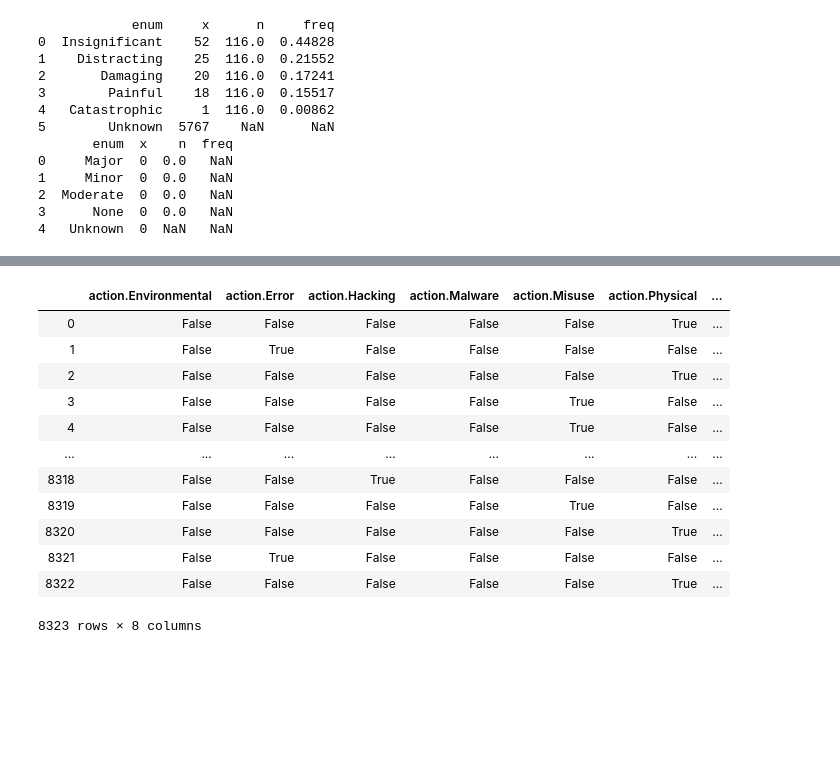
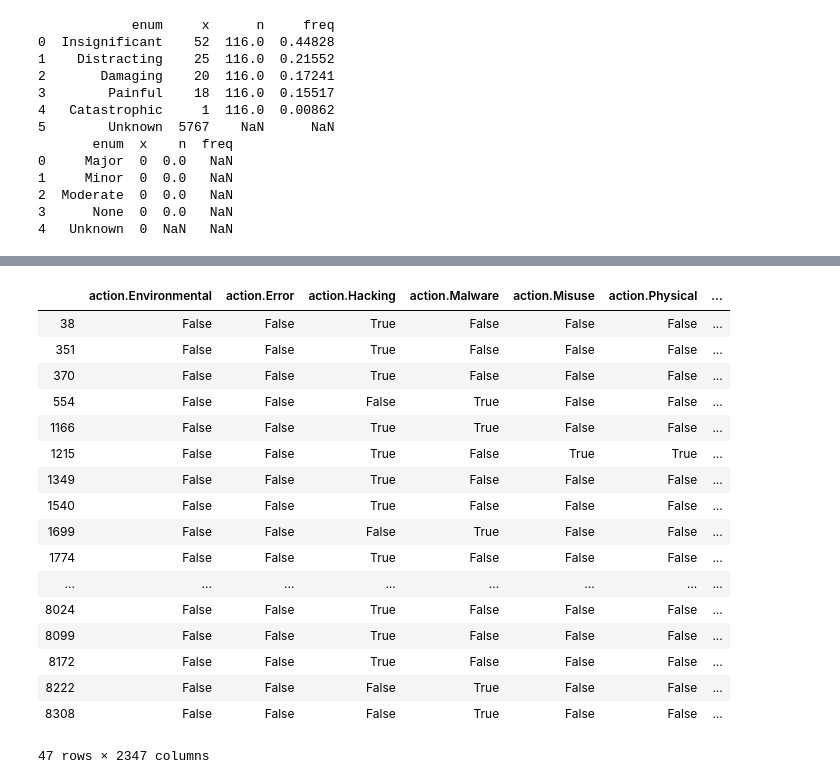
Before and after one commit to ethanpaek/CloudBleed_Project_2019, a Jupyter notebook: vcdb_parse.ipynb, the cells around one changed output, grey strips where cells are left out. Saved outputs shown, nothing was run; the diff lists cells and outputs as text; code cells hidden in the pictures; blank space fills up the shorter version.

Commit message:
added impact df

```diff
--- a/vcdb_parse.ipynb
+++ b/vcdb_parse.ipynb
@@ -77,17 +92 @@ df_final['action.Bugs'] = bugs
-# %%
-df_final
-# %% [output]
-|  | action.Environmental | action.Error | action.Hacking | action.Malware | action.Misuse | action.Physical | ... |
-| 0 | False | False | False | False | False | True | ... |
-| 1 | False | True | False | False | False | False | ... |
-| 2 | False | False | False | False | False | True | ... |
-| 3 | False | False | False | False | True | False | ... |
-| 4 | False | False | False | False | True | False | ... |
-| ... | ... | ... | ... | ... | ... | ... | ... |
-| 8318 | False | False | True | False | False | False | ... |
-| 8319 | False | False | False | False | True | False | ... |
-| 8320 | False | False | False | False | False | True | ... |
-| 8321 | False | True | False | False | False | False | ... |
-| 8322 | False | False | False | False | False | True | ... |
-8323 rows × 8 columns
 # %%
@@ -98,3 +97,26 @@ df_short = df_final.iloc[sample,:].reset_index().iloc[:,1:]
 
 
 # Maybe we should id the column here in the future so we can refer to the original table values
+# %%
+impactful_df = vdf[vdf['impact.overall_rating.Insignificant'] | vdf['impact.overall_rating.Distracting'] | vdf['impact.overall_rating.Painful'] | vdf['impact.overall_rating.Catastrophic'] | vdf['impact.overall_rating.Damaging']].reindex()
+impactful_df_bugs = impactful_df[impactful_df['action.Hacking'] | impactful_df['action.Malware']]
+impactful_df_bugs
+# %% [output]
+|  | action.Environmental | action.Error | action.Hacking | action.Malware | action.Misuse | action.Physical | ... |
+| 38 | False | False | True | False | False | False | ... |
+| 351 | False | False | True | False | False | False | ... |
+| 370 | False | False | True | False | False | False | ... |
+| 554 | False | False | False | True | False | False | ... |
+| 1166 | False | False | True | True | False | False | ... |
+| 1215 | False | False | True | False | True | True | ... |
+| 1349 | False | False | True | False | False | False | ... |
+| 1540 | False | False | True | False | False | False | ... |
+| 1699 | False | False | False | True | False | False | ... |
+| 1774 | False | False | True | False | False | False | ... |
+| ... | ... | ... | ... | ... | ... | ... | ... |
+| 8024 | False | False | True | False | False | False | ... |
+| 8099 | False | False | True | False | False | False | ... |
+| 8172 | False | False | True | False | False | False | ... |
+| 8222 | False | False | False | True | False | False | ... |
+| 8308 | False | False | False | True | False | False | ... |
+47 rows × 2347 columns
```
Also changed, not shown: parts of 4 cells of this notebook, 2 other files.
